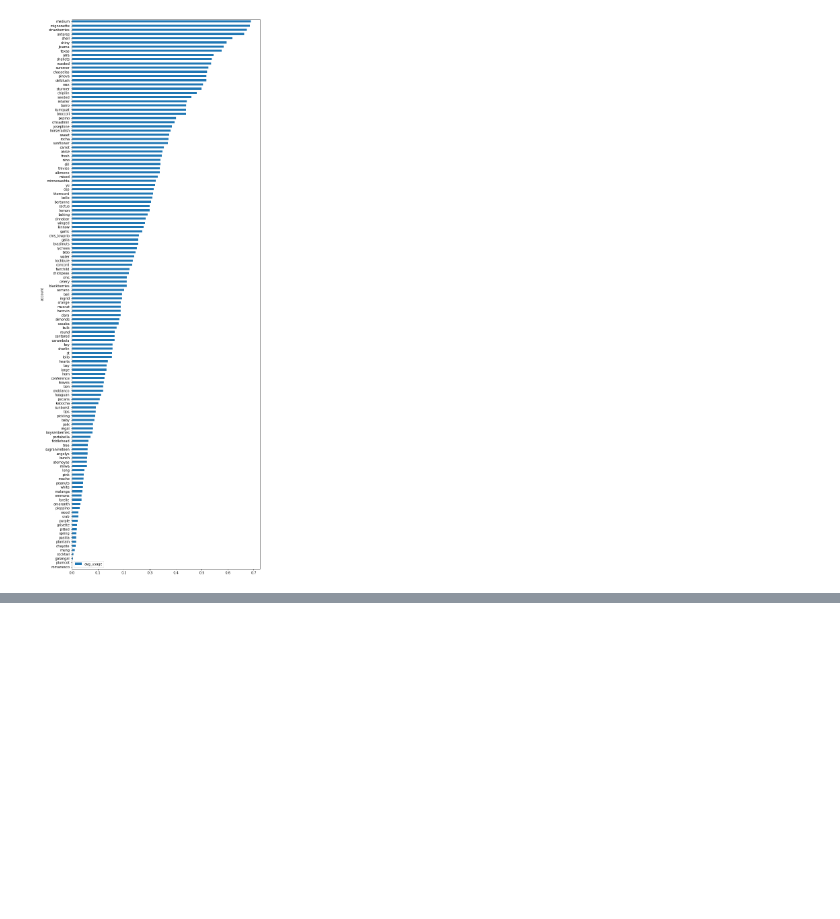
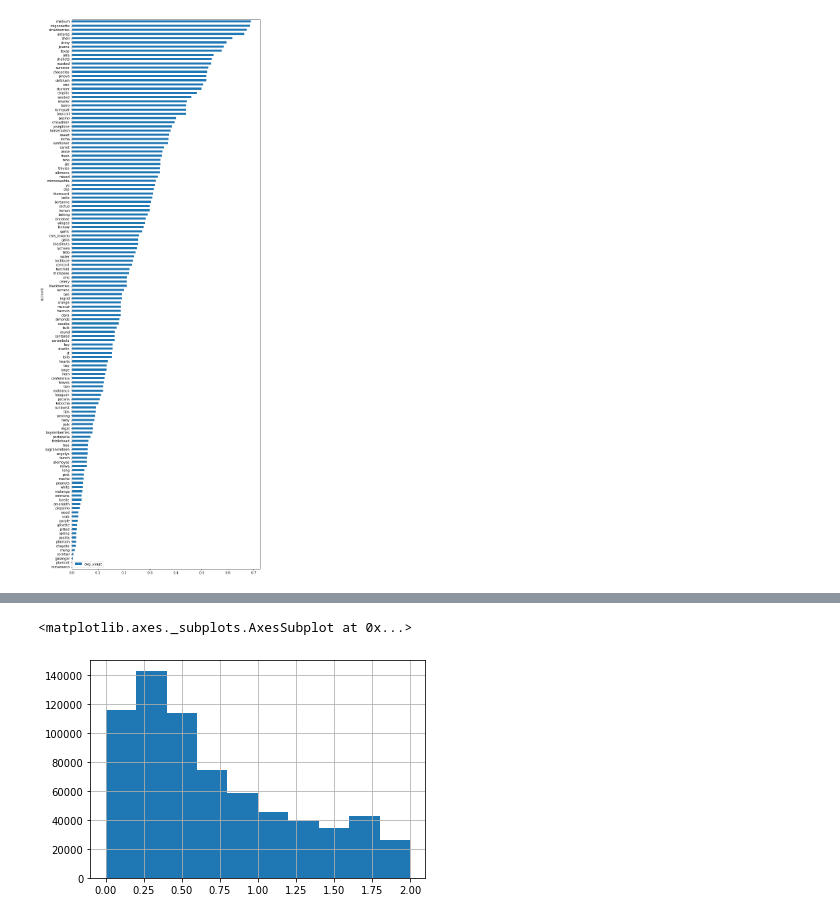
Before and after one commit to nss-data-science-cohort-4/dq2-accre-team-6, a Jupyter notebook: notebooks/04_memory_question.ipynb, the cells around one changed output, grey strips where cells are left out. Drawn from its saved outputs; the diff is of its cells as text; code cells hidden in the pictures; blank space fills up the shorter version.

```diff
--- a/notebooks/04_memory_question.ipynb
+++ b/notebooks/04_memory_question.ipynb
@@ -280,3 +301,5 @@ Name: account, dtype: int64
 # %%
 #remove the rows where cpus < nodes
 memory_use = memory_use[memory_use['cpus']>=memory_use['nodes']]
+# %%
+memory_use['used_hours'] = (memory_use['used_total_seconds'] / 360)
@@ -352,0 +406,9 @@ num_rows
+# %%
+#slice out jobs less than 30 minutes
+job_duration_short = memory_use[memory_use['used_hours'] <= 2]
+# %%
+#look at the distribution
+job_duration_short['used_hours'].hist()
+# %% [output]
+<matplotlib.axes._subplots.AxesSubplot at 0x...>
+[figure, added]
```
Also changed, not shown: parts of 22 cells of this notebook.
